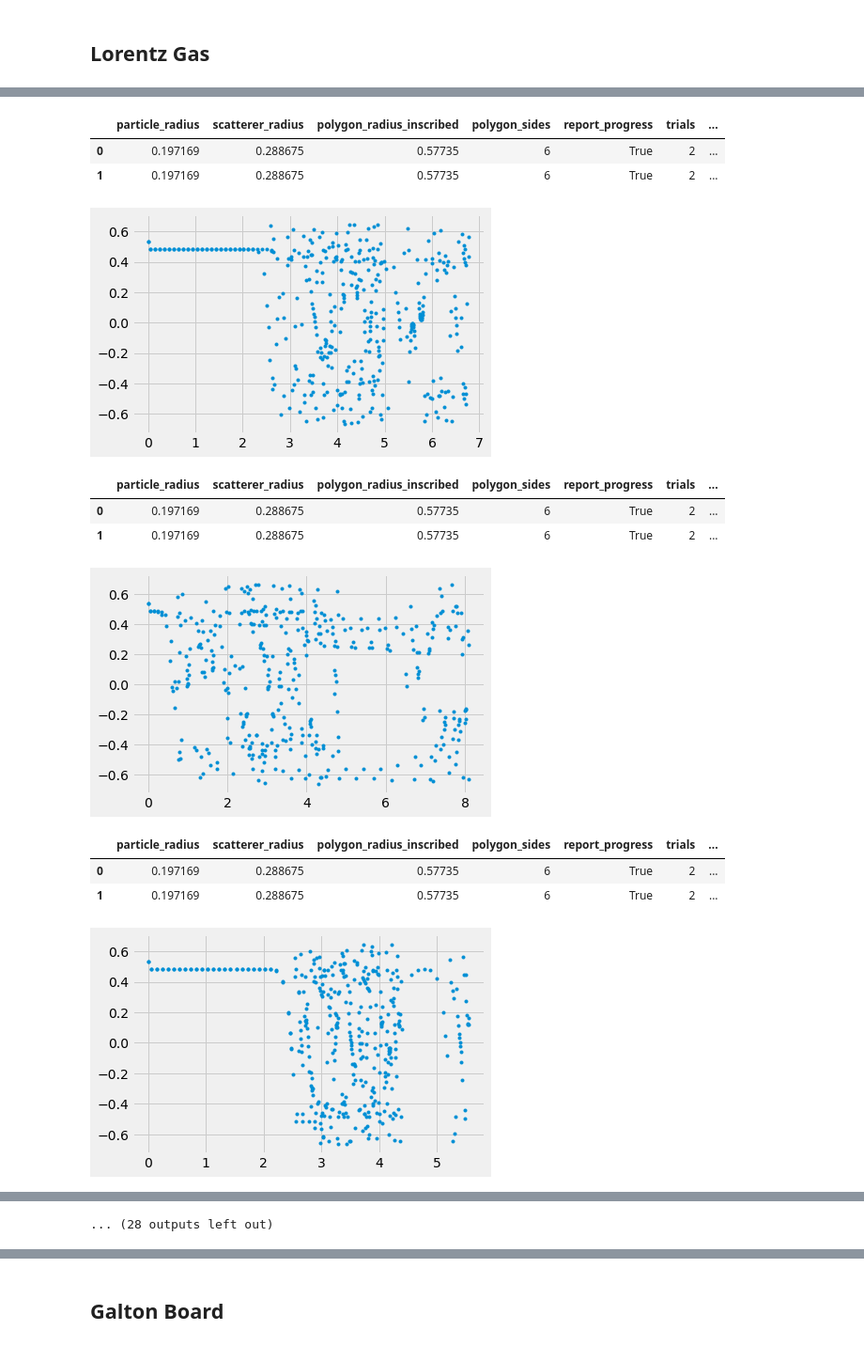
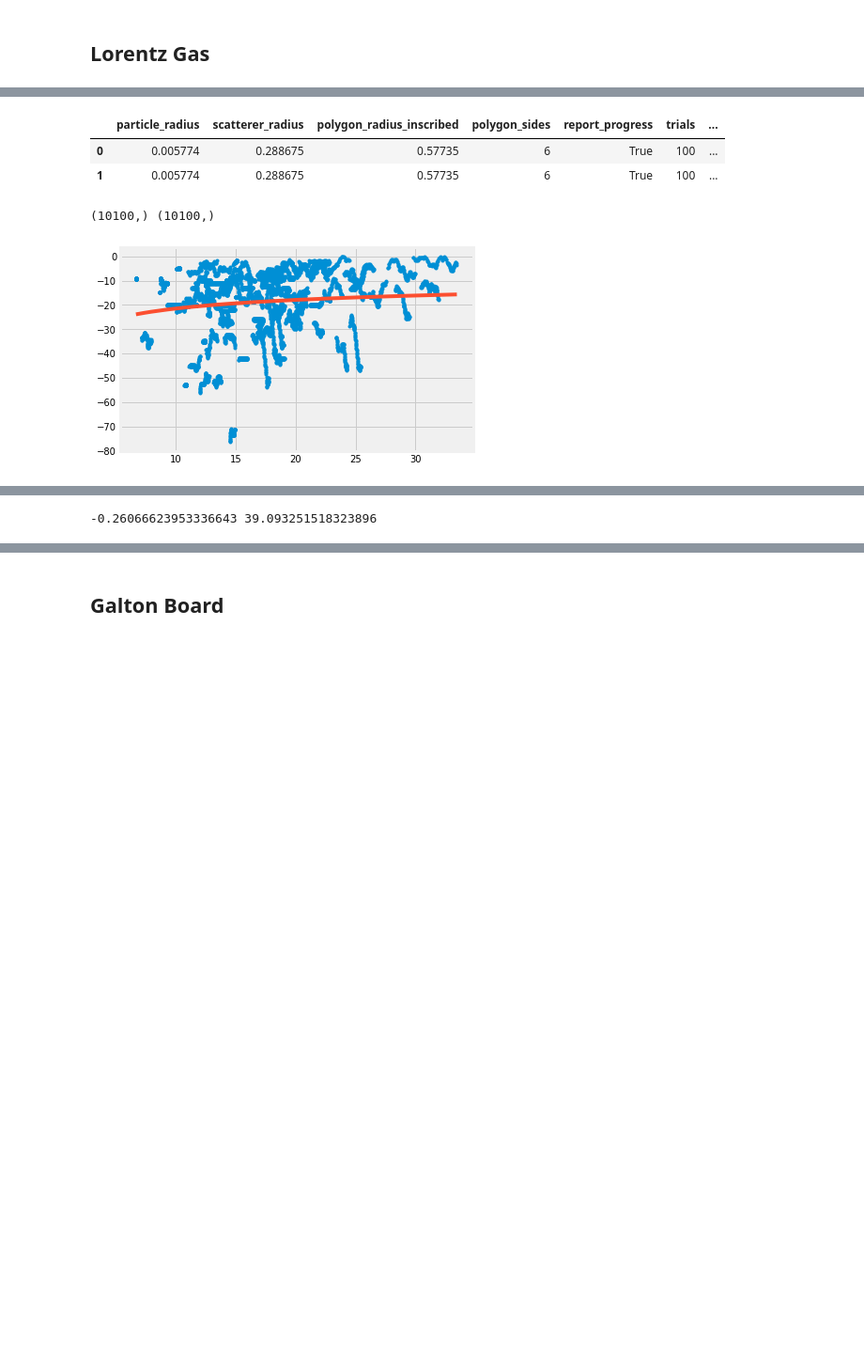
Before and after one commit to drscook/REU_2019, a Jupyter notebook: main_v13.ipynb, the cells around one changed output, grey strips where cells are left out. Shown at 94% size. Saved outputs shown, nothing was run; the diff lists cells and outputs as text; code cells hidden in the pictures; blank space fills up the shorter version.

```diff
--- a/main_v13.ipynb
+++ b/main_v13.ipynb
@@ -1398,20 +1402,28 @@ Trial  1 stops at step  200, cell shift = [-12.12  -9.  ], position = [-12.46  -
 # %%
+from scipy.optimize import curve_fit
+
+def f(t, alpha, k):
+    return -k * (t**alpha)
+
 for rec in records:
+    burn_in = 900
     display(pd.DataFrame(rec['params']))
-    Y = rec['results']['pos_hist'][:,:,1].flatten()
-    T = rec['results']['t_hist'].flatten()
+    Y = (rec['results']['pos_hist'][:,burn_in:,1] + rec['results']['cell_shift_hist'][:,burn_in:,1]).flatten()
+
+    T = rec['results']['t_hist'][:,burn_in:].flatten()
+
+    print(Y.shape, T.shape)
     plt.plot(T, Y, '.')
+
+
+    alpha, k = curve_fit(f, T, Y)[0]
+    TT = np.sort(T)
+    plt.plot(TT, f(TT, alpha, k))
     plt.show()
+    print(alpha, k)
 # %% [output]
 |  | particle_radius | scatterer_radius | polygon_radius_inscribed | polygon_sides | report_progress | trials | ... |
-| 0 | 0.197169 | 0.288675 | 0.57735 | 6 | True | 2 | ... |
-| 1 | 0.197169 | 0.288675 | 0.57735 | 6 | True | 2 | ... |
+| 0 | 0.005774 | 0.288675 | 0.57735 | 6 | True | 100 | ... |
+| 1 | 0.005774 | 0.288675 | 0.57735 | 6 | True | 100 | ... |
+(10100,) (10100,)
-[figure, old version]
+[figure, new version]
-|  | particle_radius | scatterer_radius | polygon_radius_inscribed | polygon_sides | report_progress | trials | ... |
-| 0 | 0.197169 | 0.288675 | 0.57735 | 6 | True | 2 | ... |
-| 1 | 0.197169 | 0.288675 | 0.57735 | 6 | True | 2 | ... |
-[figure, removed]
-|  | particle_radius | scatterer_radius | polygon_radius_inscribed | polygon_sides | report_progress | trials | ... |
-| 0 | 0.197169 | 0.288675 | 0.57735 | 6 | True | 2 | ... |
-| 1 | 0.197169 | 0.288675 | 0.57735 | 6 | True | 2 | ... |
-[figure, removed]
@@ -1430 +1430 @@ for rec in records:
-... (28 outputs left out)
+-0.26066623953336643 39.093251518323896
```
Also changed, not shown: parts of 7 cells of this notebook.
